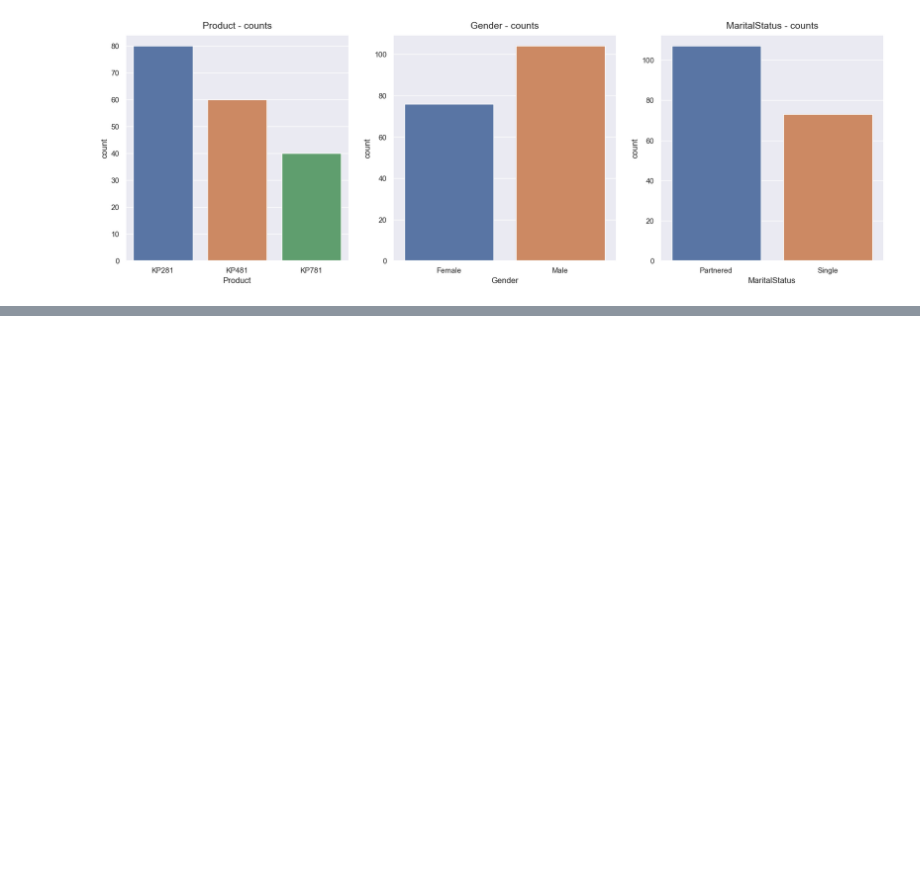
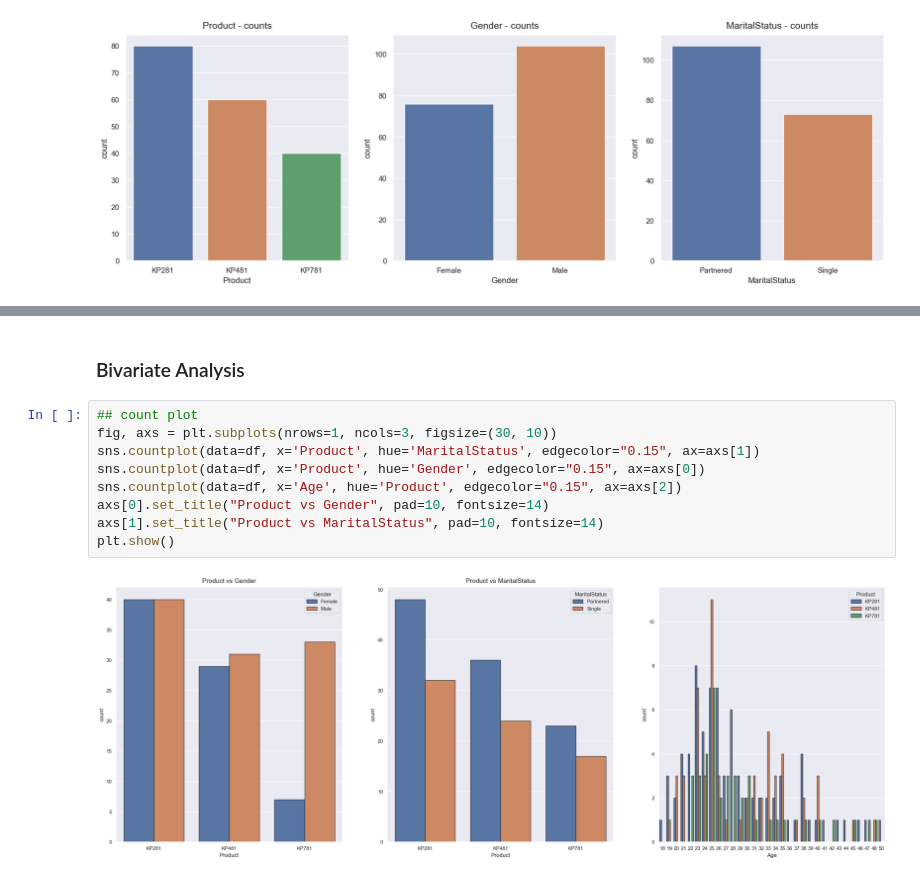
Before and after one commit to Senayitalazarb/Treadmill-buyer-profile-analysis, a Jupyter notebook: CustomerBehaviourAnalysis.ipynb, the cells around one changed output, grey strips where cells are left out. Cells and saved outputs as stored; diff of their text form; blank space fills up the shorter version.

Commit message:
bivariate analysis

```diff
--- a/CustomerBehaviourAnalysis.ipynb
+++ b/CustomerBehaviourAnalysis.ipynb
@@ -243,0 +251,13 @@ plt.show()
+# %% [markdown]
+### Bivariate Analysis
+# %%
+## count plot
+fig, axs = plt.subplots(nrows=1, ncols=3, figsize=(30, 10))
+sns.countplot(data=df, x='Product', hue='MaritalStatus', edgecolor="0.15", ax=axs[1])
+sns.countplot(data=df, x='Product', hue='Gender', edgecolor="0.15", ax=axs[0])
+sns.countplot(data=df, x='Age', hue='Product', edgecolor="0.15", ax=axs[2])
+axs[0].set_title("Product vs Gender", pad=10, fontsize=14)
+axs[1].set_title("Product vs MaritalStatus", pad=10, fontsize=14)
+plt.show()
+# %% [output]
+[figure, added]
```
Also changed, not shown: parts of 4 cells of this notebook.
